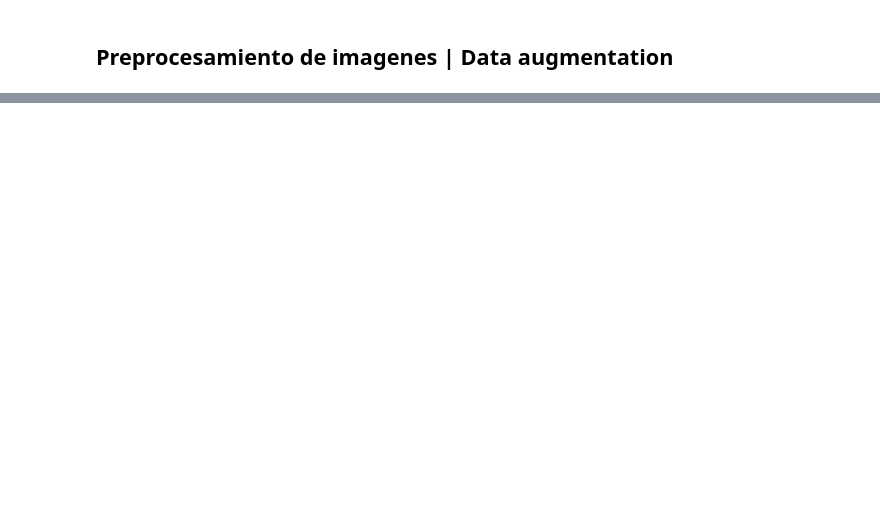
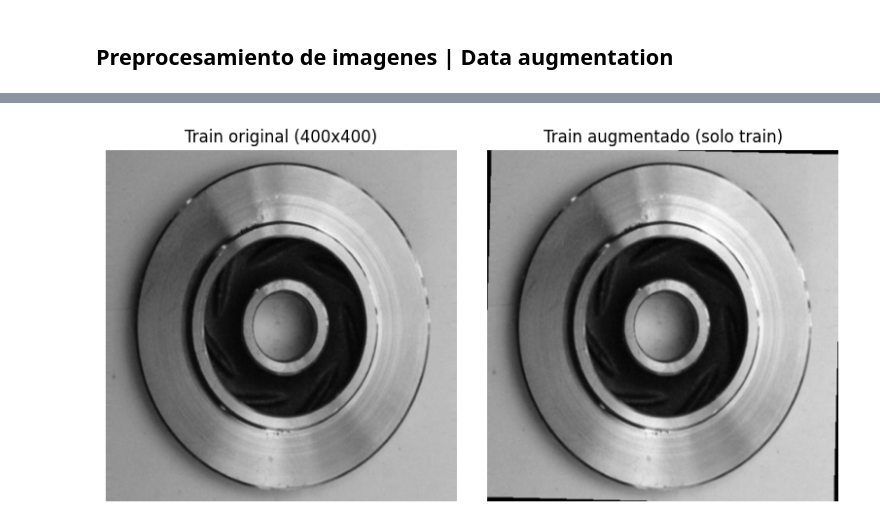
Before and after one commit to d-a-b-o/RIKUY_DEEP_G2, a Jupyter notebook: RIKUY_DEEP_G2.ipynb, the cells around one changed output, grey strips where cells are left out. Saved outputs shown, nothing was run; the diff lists cells and outputs as text; code cells hidden in the pictures; blank space fills up the shorter version.

Commit message:
feat(hu06): add EDA and 400x400 preprocessing pipeline

```diff
--- a/RIKUY_DEEP_G2.ipynb
+++ b/RIKUY_DEEP_G2.ipynb
@@ -166,0 +551,18 @@ print(status.stdout)
+# %%
+# Split estratificado 70/15/15, semilla fija. La fuente permanece intacta.
+train_df, remainder_df = train_test_split(eda, test_size=0.30, random_state=SEED, stratify=eda['label'])
+val_df, test_df = train_test_split(remainder_df, test_size=0.50, random_state=SEED, stratify=remainder_df['label'])
+splits = {'train': train_df.reset_index(drop=True), 'validation': val_df.reset_index(drop=True), 'test': test_df.reset_index(drop=True)}
+# %%
+# Previsualizar augmentation con una muestra de train: flip/rotacion/brillo.
+from ml.preprocessing import preprocess_image, augment_training_image, make_tf_dataset
+sample_path = splits['train'].iloc[0]['path']
+original_preview = preprocess_image(sample_path)
+augmented_preview = preprocess_image(augment_training_image(sample_path, seed=SEED))
+fig, axes = plt.subplots(1, 2, figsize=(8, 4))
+axes[0].imshow(original_preview); axes[0].set_title('Train original (400x400)')
+axes[1].imshow(augmented_preview); axes[1].set_title('Train augmentado (solo train)')
+for ax in axes: ax.axis('off')
+plt.tight_layout(); plt.show()
+# %% [output]
+[figure, added]
```
Also changed, not shown: parts of 23 cells of this notebook, 2 other files.
